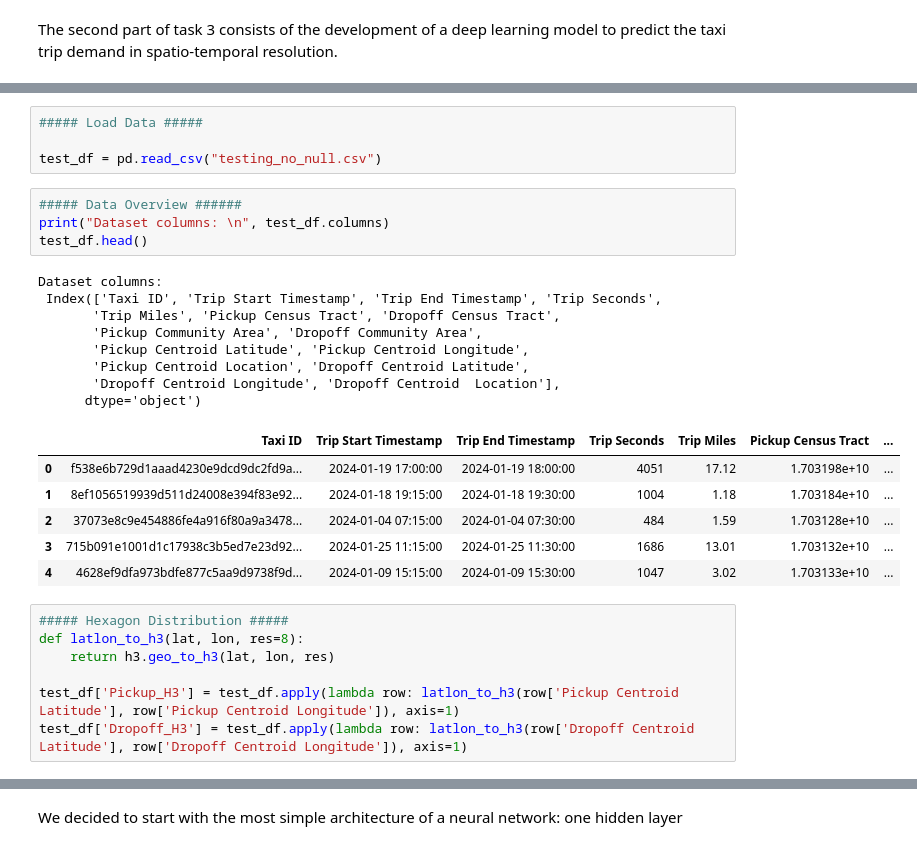
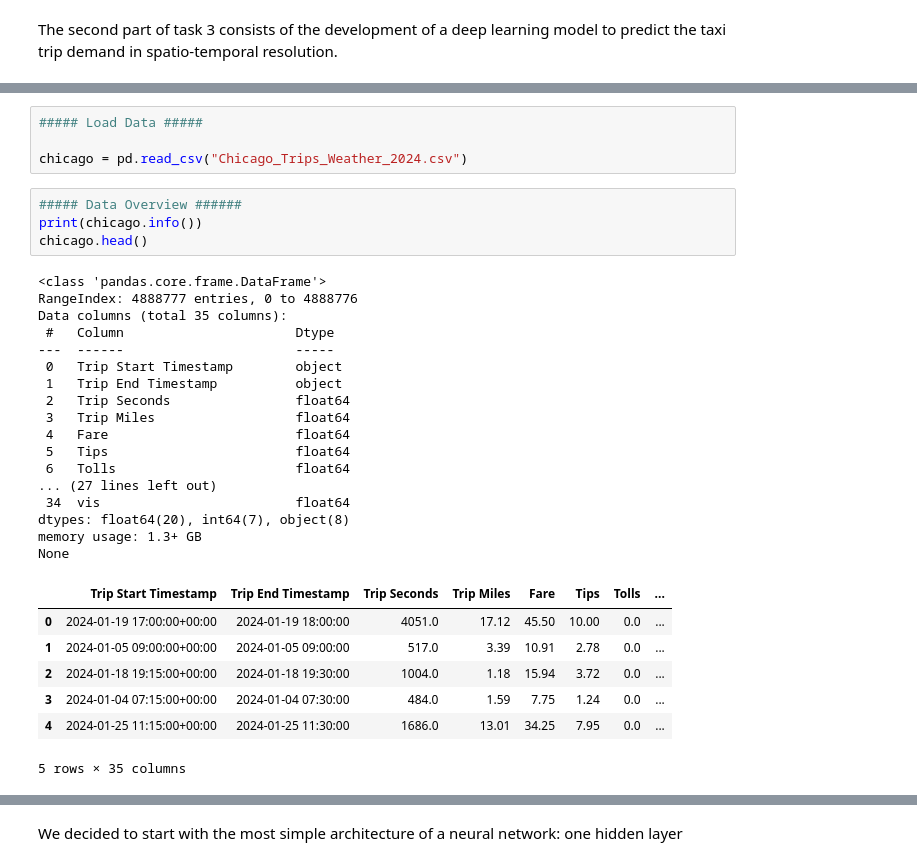
Before and after one commit to Vigro08/AAA-Team-Assignment, a Jupyter notebook: Task3_DeepLearning.ipynb, the cells around one changed output, grey strips where cells are left out. Cells and saved outputs as stored; diff of their text form.

```diff
--- a/Task3_DeepLearning.ipynb
+++ b/Task3_DeepLearning.ipynb
@@ -21,30 +21,33 @@ ValueError: numpy.dtype size changed, may indicate binary incompatibility. Expec
 # %%
 ##### Load Data #####
 
-test_df = pd.read_csv("testing_no_null.csv")
+chicago = pd.read_csv("Chicago_Trips_Weather_2024.csv")
 # %%
 ##### Data Overview ######
-print("Dataset columns: \n", test_df.columns)
-test_df.head()
+print(chicago.info())
+chicago.head()
 # %% [output]
-Dataset columns:
- Index(['Taxi ID', 'Trip Start Timestamp', 'Trip End Timestamp', 'Trip Seconds',
-       'Trip Miles', 'Pickup Census Tract', 'Dropoff Census Tract',
-       'Pickup Community Area', 'Dropoff Community Area',
-       'Pickup Centroid Latitude', 'Pickup Centroid Longitude',
-       'Pickup Centroid Location', 'Dropoff Centroid Latitude',
-       'Dropoff Centroid Longitude', 'Dropoff Centroid  Location'],
-      dtype='object')
+<class 'pandas.core.frame.DataFrame'>
+RangeIndex: 4888777 entries, 0 to 4888776
+Data columns (total 35 columns):
+ #   Column                      Dtype
+---  ------                      -----
+ 0   Trip Start Timestamp        object
+ 1   Trip End Timestamp          object
+ 2   Trip Seconds                float64
+ 3   Trip Miles                  float64
+ 4   Fare                        float64
+ 5   Tips                        float64
+ 6   Tolls                       float64
+... (27 lines left out)
+ 34  vis                         float64
+dtypes: float64(20), int64(7), object(8)
+memory usage: 1.3+ GB
+None
-|  | Taxi ID | Trip Start Timestamp | Trip End Timestamp | Trip Seconds | Trip Miles | Pickup Census Tract | ... |
-| 0 | f538e6b729d1aaad4230e9dcd9dc2fd9a... | 2024-01-19 17:00:00 | 2024-01-19 18:00:00 | 4051 | 17.12 | 1.703198e+10 | ... |
-| 1 | 8ef1056519939d511d24008e394f83e92... | 2024-01-18 19:15:00 | 2024-01-18 19:30:00 | 1004 | 1.18 | 1.703184e+10 | ... |
-| 2 | 37073e8c9e454886fe4a916f80a9a3478... | 2024-01-04 07:15:00 | 2024-01-04 07:30:00 | 484 | 1.59 | 1.703128e+10 | ... |
-| 3 | 715b091e1001d1c17938c3b5ed7e23d92... | 2024-01-25 11:15:00 | 2024-01-25 11:30:00 | 1686 | 13.01 | 1.703132e+10 | ... |
-| 4 | 4628ef9dfa973bdfe877c5aa9d9738f9d... | 2024-01-09 15:15:00 | 2024-01-09 15:30:00 | 1047 | 3.02 | 1.703133e+10 | ... |
+|  | Trip Start Timestamp | Trip End Timestamp | Trip Seconds | Trip Miles | Fare | Tips | Tolls | ... |
+| 0 | 2024-01-19 17:00:00+00:00 | 2024-01-19 18:00:00 | 4051.0 | 17.12 | 45.50 | 10.00 | 0.0 | ... |
+| 1 | 2024-01-05 09:00:00+00:00 | 2024-01-05 09:00:00 | 517.0 | 3.39 | 10.91 | 2.78 | 0.0 | ... |
+| 2 | 2024-01-18 19:15:00+00:00 | 2024-01-18 19:30:00 | 1004.0 | 1.18 | 15.94 | 3.72 | 0.0 | ... |
+| 3 | 2024-01-04 07:15:00+00:00 | 2024-01-04 07:30:00 | 484.0 | 1.59 | 7.75 | 1.24 | 0.0 | ... |
+| 4 | 2024-01-25 11:15:00+00:00 | 2024-01-25 11:30:00 | 1686.0 | 13.01 | 34.25 | 7.95 | 0.0 | ... |
+5 rows × 35 columns
-# %%
-##### Hexagon Distribution #####
-def latlon_to_h3(lat, lon, res=8):
-    return h3.geo_to_h3(lat, lon, res)
-
-test_df['Pickup_H3'] = test_df.apply(lambda row: latlon_to_h3(row['Pickup Centroid Latitude'], row['Pickup Centroid Longitude']), axis=1)
-test_df['Dropoff_H3'] = test_df.apply(lambda row: latlon_to_h3(row['Dropoff Centroid Latitude'], row['Dropoff Centroid Longitude']), axis=1)
```
Also changed, not shown: parts of 16 cells of this notebook, 2 other files.
